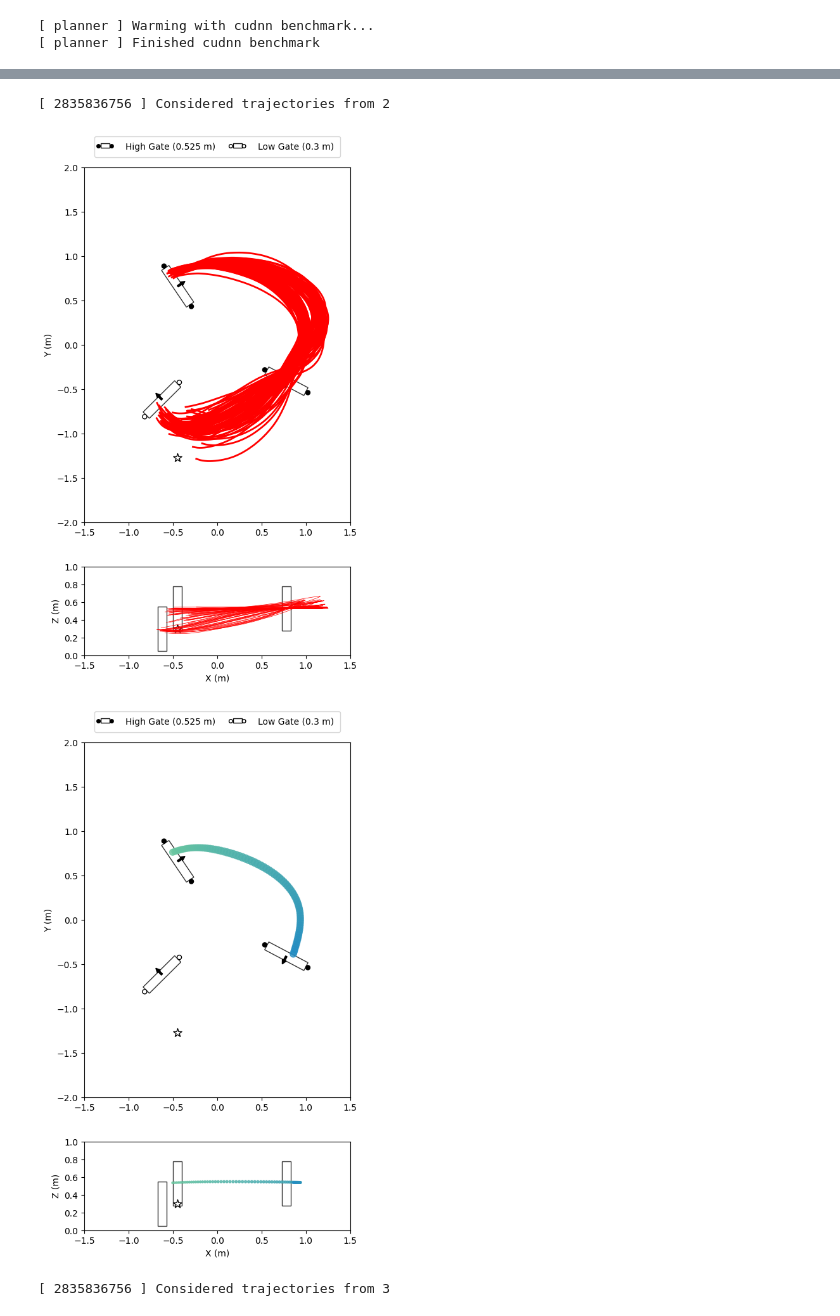
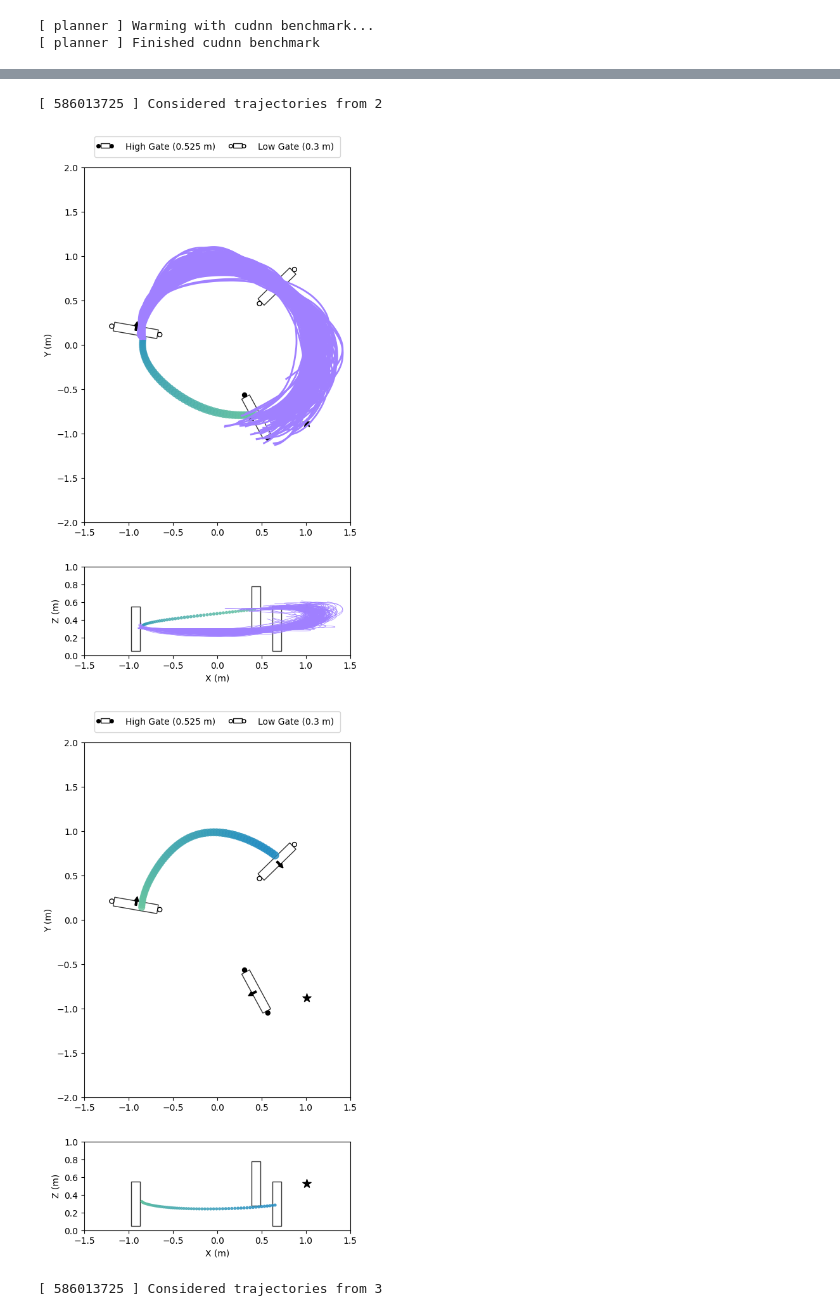
Before and after one commit to sparthaje/quadrotor-diffusion, a Jupyter notebook: notebooks/ldm.ipynb, the cells around one changed output, grey strips where cells are left out. Cells and saved outputs as stored; diff of their text form; code cells hidden in the pictures.

```diff
--- a/notebooks/ldm.ipynb
+++ b/notebooks/ldm.ipynb
@@ -29,5 +23,5 @@ The autoreload extension is already loaded. To reload it, use:
 # %%
-COURSE = "../data/courses/eval/212"
+COURSE = "../data/courses/eval/213"
 # COURSE = "../data/courses/triangle/12"
 EXPERIMENT = 188
 
@@ -105,6 +100,8 @@ for i in range(5):
     print(f"Considered trajectories from {gate_idx}")
     _, axs = course_base_plot()
     add_gates_to_course(course, axs, has_end=False)
+    if current_traj:
+        add_trajectory_to_course(axs, current_traj[0])
     for traj in candidates:
         add_trajectory_to_course(axs, traj.cpu().numpy(), reference=True)
     plt.show()
@@ -132,4 +129,4 @@ for i in range(5):
-[ 2835836756 ] Considered trajectories from 2
+[ 586013725 ] Considered trajectories from 2
-[figure, old version]
+[figure, new version]
-[figure, old version]
+[figure, new version]
-[ 2835836756 ] Considered trajectories from 3
+[ 586013725 ] Considered trajectories from 3
```
Also changed, not shown: parts of 9 cells of this notebook, 9 other files.
